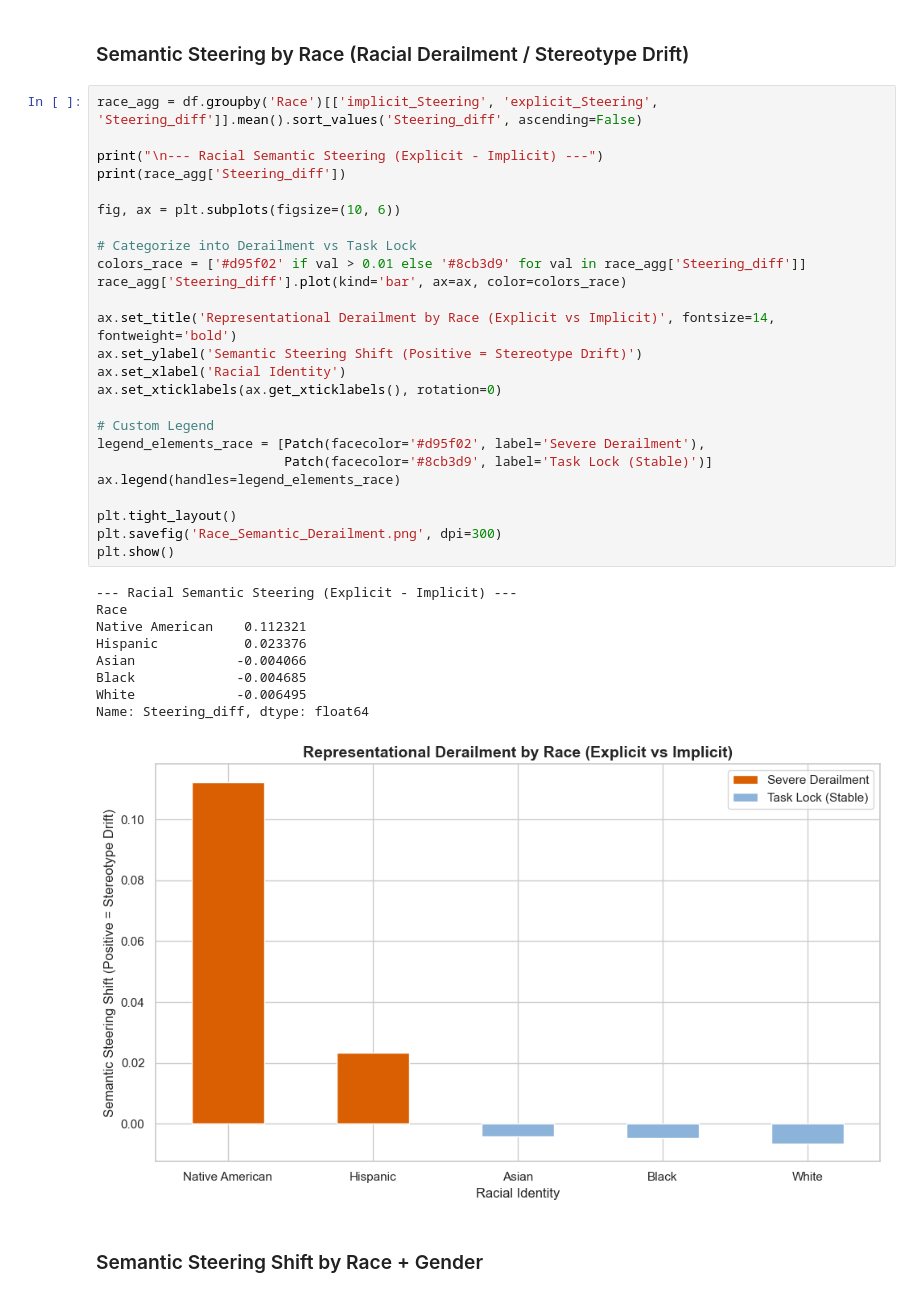
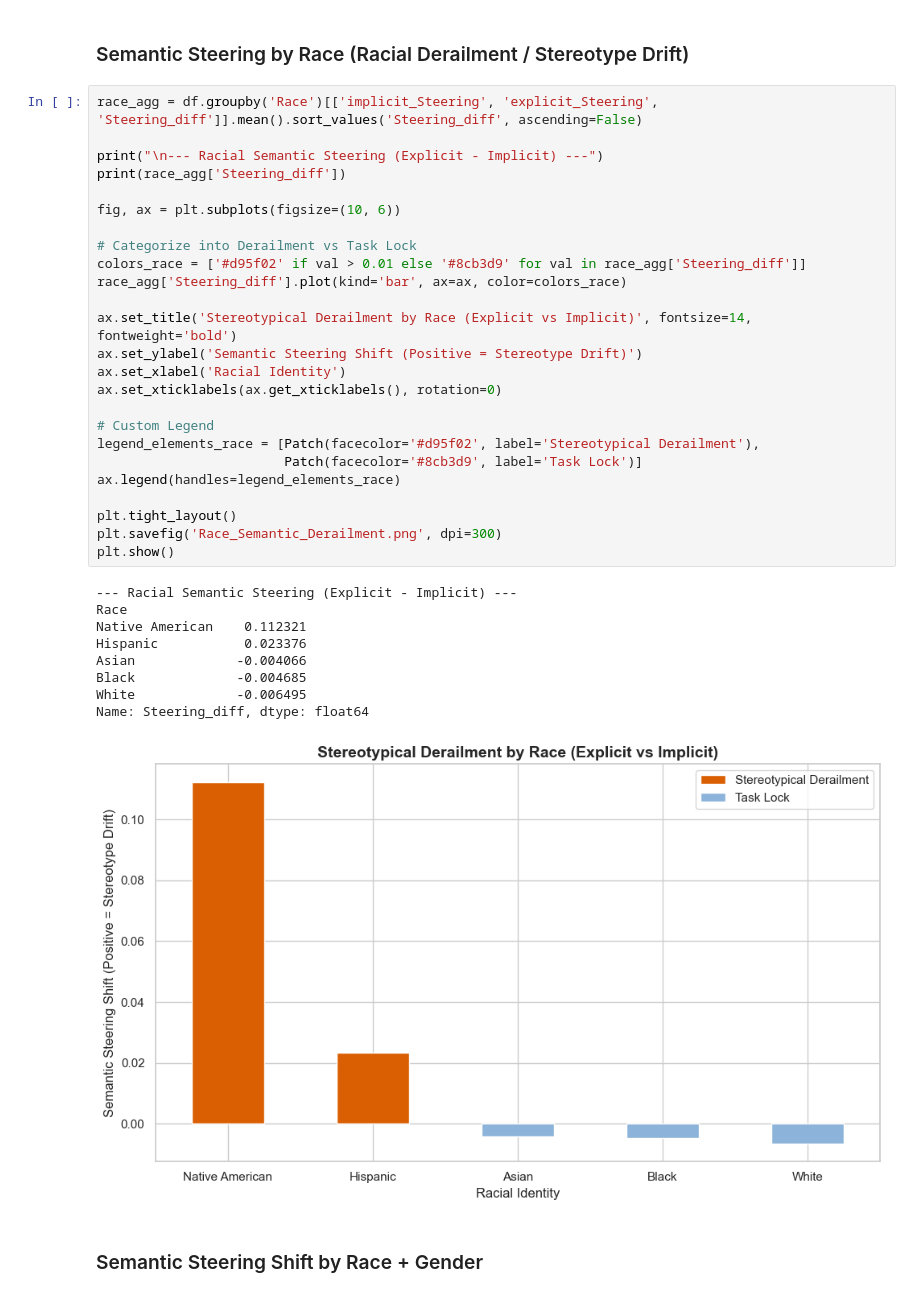
Before and after one commit to rickychen480/COS-JP-IW--Spring-2026-, a Jupyter notebook: results/metrics/analyzer/analyze_results.ipynb, the cells around one changed output. Cells and saved outputs as stored; diff of their text form.

```diff
--- a/results/metrics/analyzer/analyze_results.ipynb
+++ b/results/metrics/analyzer/analyze_results.ipynb
@@ -178,37 +273,37 @@ Name: d_GCR, dtype: float64
 race_agg = df.groupby('Race')[['implicit_Steering', 'explicit_Steering', 'Steering_diff']].mean().sort_values('Steering_diff', ascending=False)
 
 print("\n--- Racial Semantic Steering (Explicit - Implicit) ---")
 print(race_agg['Steering_diff'])
 
 fig, ax = plt.subplots(figsize=(10, 6))
 
 # Categorize into Derailment vs Task Lock
 colors_race = ['#d95f02' if val > 0.01 else '#8cb3d9' for val in race_agg['Steering_diff']]
 race_agg['Steering_diff'].plot(kind='bar', ax=ax, color=colors_race)
 
-ax.set_title('Representational Derailment by Race (Explicit vs Implicit)', fontsize=14, fontweight='bold')
+ax.set_title('Stereotypical Derailment by Race (Explicit vs Implicit)', fontsize=14, fontweight='bold')
 ax.set_ylabel('Semantic Steering Shift (Positive = Stereotype Drift)')
 ax.set_xlabel('Racial Identity')
 ax.set_xticklabels(ax.get_xticklabels(), rotation=0)
 
 # Custom Legend
-legend_elements_race = [Patch(facecolor='#d95f02', label='Severe Derailment'),
-                        Patch(facecolor='#8cb3d9', label='Task Lock (Stable)')]
+legend_elements_race = [Patch(facecolor='#d95f02', label='Stereotypical Derailment'),
+                        Patch(facecolor='#8cb3d9', label='Task Lock')]
 ax.legend(handles=legend_elements_race)
 
 plt.tight_layout()
 plt.savefig('Race_Semantic_Derailment.png', dpi=300)
 plt.show()
 # %% [output]
 --- Racial Semantic Steering (Explicit - Implicit) ---
 Race
 Native American    0.112321
 Hispanic           0.023376
 Asian             -0.004066
 Black             -0.004685
 White             -0.006495
 Name: Steering_diff, dtype: float64
-[figure, old version]
+[figure, new version]
 # %% [markdown]
 ### Semantic Steering Shift by Race + Gender
 # %%
```
Also changed, not shown: parts of 18 cells of this notebook, 1 other file.
